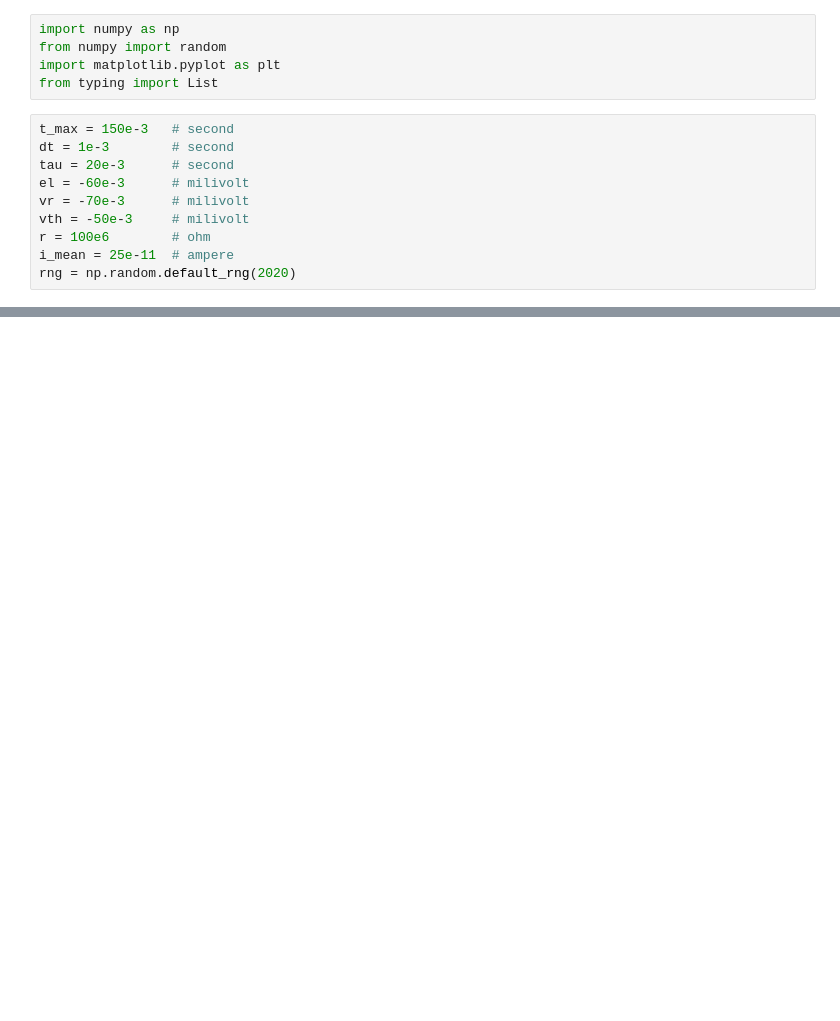
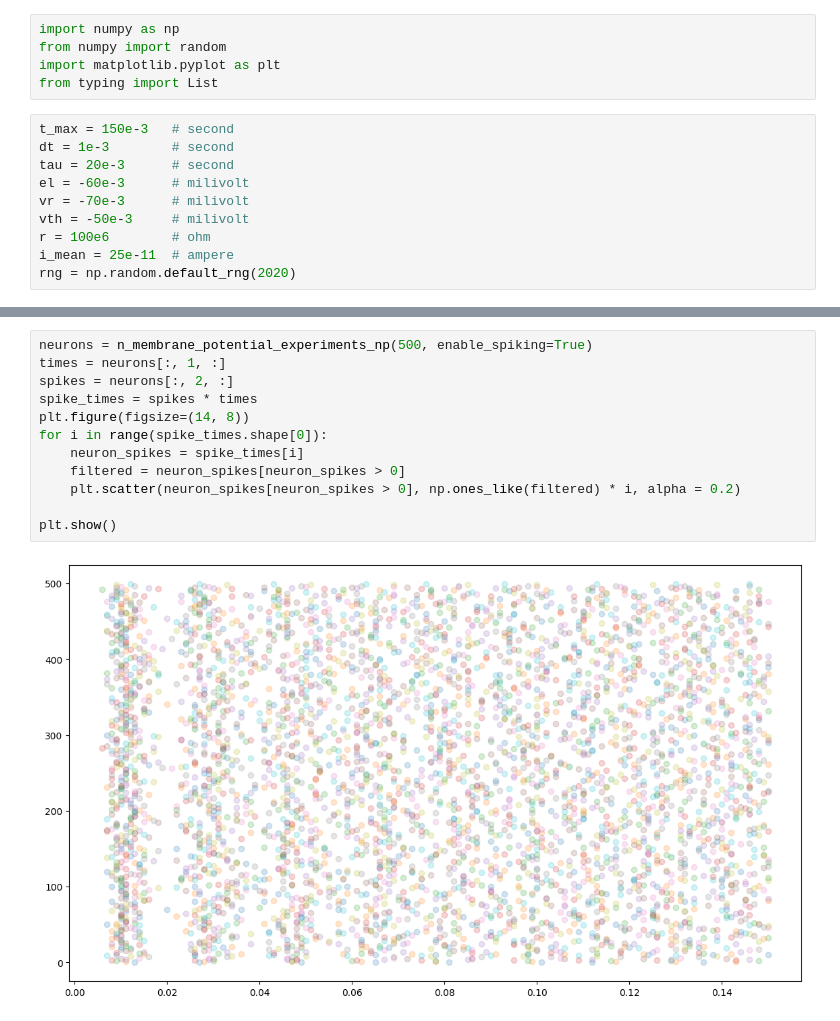
Before and after one commit to arjunpur/neuromatch, a Jupyter notebook: workshop1.ipynb, the cells around one changed output, grey strips where cells are left out. Cells and saved outputs as stored; diff of their text form; blank space fills up the shorter version.

```diff
--- a/workshop1.ipynb
+++ b/workshop1.ipynb
@@ -155,0 +163,14 @@ plt.show()
+# %%
+neurons = n_membrane_potential_experiments_np(500, enable_spiking=True)
+times = neurons[:, 1, :]
+spikes = neurons[:, 2, :]
+spike_times = spikes * times
+plt.figure(figsize=(14, 8))
+for i in range(spike_times.shape[0]):
+    neuron_spikes = spike_times[i]
+    filtered = neuron_spikes[neuron_spikes > 0]
+    plt.scatter(neuron_spikes[neuron_spikes > 0], np.ones_like(filtered) * i, alpha = 0.2)
+
+plt.show()
+# %% [output]
+[figure, added]
```
Also changed, not shown: parts of 3 cells of this notebook.
